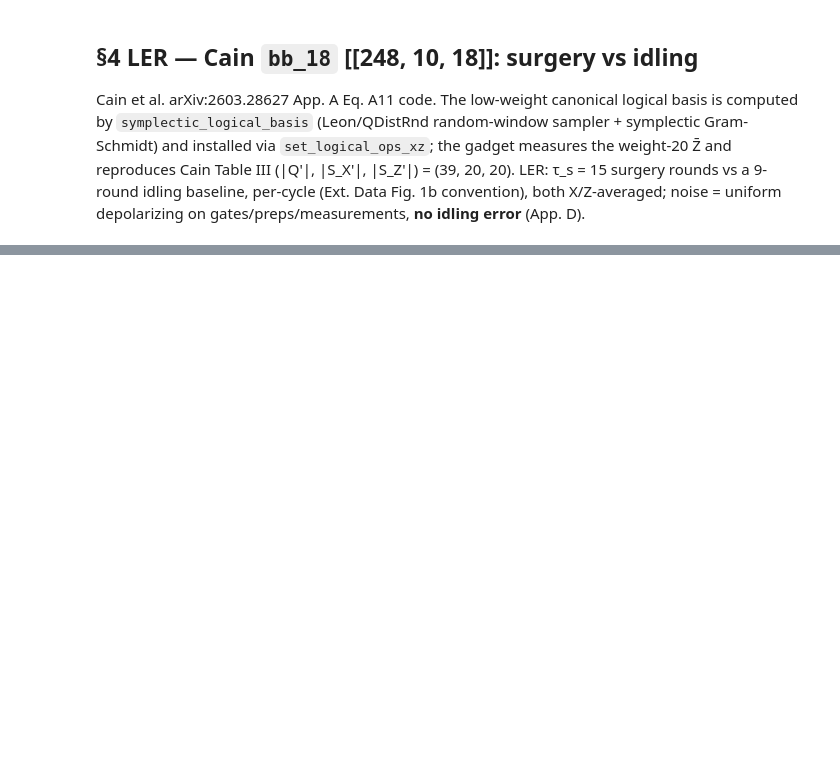
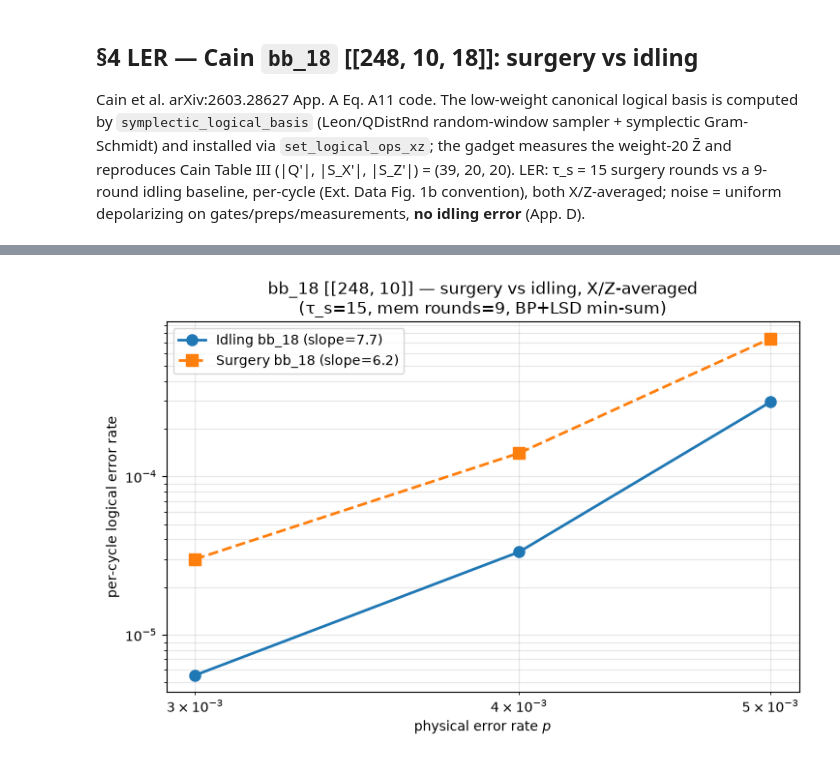
Before and after one commit to junmuthy/qLDPC, a Jupyter notebook: examples/lattice_surgery.ipynb, the cells around one changed output, grey strips where cells are left out. Cells and saved outputs as stored; diff of their text form; code cells hidden in the pictures; blank space fills up the shorter version.

Commit message:
docs(surgery): main.tex + design spec + notebook updates
Co-Authored-By: Claude Opus 4.8 <noreply@anthropic.com>

```diff
--- a/examples/lattice_surgery.ipynb
+++ b/examples/lattice_surgery.ipynb
@@ -482,0 +537,6 @@ idling error** (App. D).
+# %%
+comm_tab = np.zeros((10, 10), dtype=np.uint8)
+for i in range(10):
+    for j in range(10):
+        comm_tab[i,j] = (Lx_bb18[i] @ Lz_bb18[j].T % 2 )
+print(comm_tab)
@@ -482,0 +570,10 @@ idling error** (App. D).
+# %%
+# Verify the logical is checked
+
+# new_Lx_bb18 = Lx_bb18.copy()
+# new_Lx_bb18[0, 3] = (new_Lx_bb18[0, 3] + 1) % 2
+# bb18.set_logical_ops_xz(new_Lx_bb18, Lz_bb18)
+
+idx_20 = int(np.argmax([int(v.sum()) for v in Lx_bb18]))
+vec_20 = np.sum([Lx_bb18[i] for i in range(10) if i != idx_20], axis=0) % 2
+np.sum(vec_20 % 2 )
@@ -525,17 +728,17 @@ NameError: name 'codes' is not defined
 # %%
 LER_ROUNDS_SURGERY_BB18 = 15  # τ_s for surgery PPM (Cain Ext. Data Fig. 1b)
 LER_ROUNDS_MEMORY_BB18 = 9  # cycles for the idling memory baseline
-LER_P_VALUES_BB18 = [0.006, 0.007, 0.008]
+LER_P_VALUES_BB18 = [0.003, 0.004, 0.005]
 LER_MAX_SHOTS_BB18 = 10_000
 LER_MAX_ERRORS_BB18 = 100
-LER_NUM_WORKERS_BB18 = 8
+LER_NUM_WORKERS_BB18 = 4
 
 tasks_bb18 = []
 for p in LER_P_VALUES_BB18:
     noise = DepolarizingNoiseModel(p, include_idling_error=False)
     for eb in (Pauli.X, Pauli.Z):
         surg = build_single_ppm_circuit(
-            g_bb_boosted, rounds=LER_ROUNDS_SURGERY_BB18, experiment_basis=eb, noise_model=noise
+            g_bb_boosted, rounds=LER_ROUNDS_SURGERY_BB18, experiment_basis=eb, noise_model=noise, single_sector=True
         )
         tasks_bb18.append(
             sinter.Task(
@@ -544,7 +747,7 @@ for p in LER_P_VALUES_BB18:
             )
         )
         mem = circuits.get_memory_experiment(
-            target_code, basis=eb, num_rounds=LER_ROUNDS_MEMORY_BB18, noise_model=noise
+            bb18, basis=eb, num_rounds=LER_ROUNDS_MEMORY_BB18, noise_model=noise
         )
         tasks_bb18.append(
             sinter.Task(
@@ -553,15 +756,7 @@ for p in LER_P_VALUES_BB18:
             )
         )
 
-decoder_bb18 = decoders.SinterDecoder(
-    with_BP_LSD=True,
-    max_iter=100,
-    bp_method="ms",
-    ms_scaling_factor=0.0,
-    schedule="serial",
-    lsd_method="lsd_e",
-    lsd_order=5,
-)
+decoder_bb18 = decoders.SinterDecoder(**DECODER_CFG_BB18)
 
 print(f"sweep p ∈ {LER_P_VALUES_BB18} × (X, Z) experiments ({len(tasks_bb18)} tasks)")
 print(f"  max_shots={LER_MAX_SHOTS_BB18:,}  max_errors={LER_MAX_ERRORS_BB18}  workers={LER_NUM_WORKERS_BB18}")
@@ -573,6 +768,6 @@ results_bb18 = sinter.collect(
     num_workers=LER_NUM_WORKERS_BB18,
     max_shots=LER_MAX_SHOTS_BB18,
     max_errors=LER_MAX_ERRORS_BB18,
-    print_progress=False,
+    print_progress=True
 )
 print(f"collected {len(results_bb18)} task results in {time.time() - t0:.1f}s")
@@ -608,31 +831,33 @@ ps_sorted = sorted(LER_P_VALUES_BB18)
 surg_y = np.array([surgery_lers_bb18[p] for p in ps_sorted])
 mem_y = np.array([memory_lers_bb18[p] for p in ps_sorted])
 
 
 def _fit_log_slope(ps, ys):
     """log-log linear fit. Returns (slope, intercept_at_log_p=0)."""
     mask = ys > 0
     if mask.sum() < 2:
         return float("nan"), float("nan")
     lp = np.log(np.array(ps)[mask])
     ly = np.log(ys[mask])
     slope, intercept = np.polyfit(lp, ly, 1)
     return float(slope), float(intercept)
 
 
 surg_slope, _ = _fit_log_slope(ps_sorted, surg_y)
 mem_slope, _ = _fit_log_slope(ps_sorted, mem_y)
 
 fig, ax = plt.subplots(figsize=(7.5, 5))
 ax.loglog(ps_sorted, mem_y, "o-", label=f"Idling bb_18 (slope={mem_slope:.1f})", markersize=8, linewidth=2)
 ax.loglog(ps_sorted, surg_y, "s--", label=f"Surgery bb_18 (slope={surg_slope:.1f})", markersize=8, linewidth=2)
 ax.set_xlabel("physical error rate $p$")
 ax.set_ylabel("per-cycle logical error rate")
 ax.set_title(
-    f"bb_18 [[{target_code.num_qudits}, {target_code.dimension}]] — surgery vs idling, X/Z-averaged"
+    f"bb_18 [[{bb18.num_qudits}, {bb18.dimension}]] — surgery vs idling, X/Z-averaged"
     f"\n(τ_s={LER_ROUNDS_SURGERY_BB18}, mem rounds={LER_ROUNDS_MEMORY_BB18}, BP+LSD min-sum)"
 )
 ax.legend(loc="upper left")
 ax.grid(True, which="both", alpha=0.3)
 plt.tight_layout()
 plt.show()
+# %% [output]
+[figure, added]
```
Also changed, not shown: parts of 17 cells of this notebook, 3 other files.
